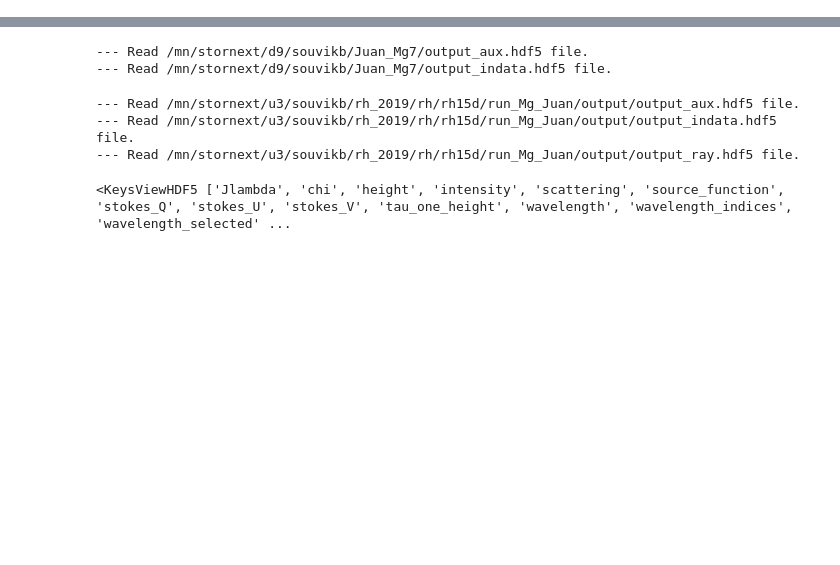
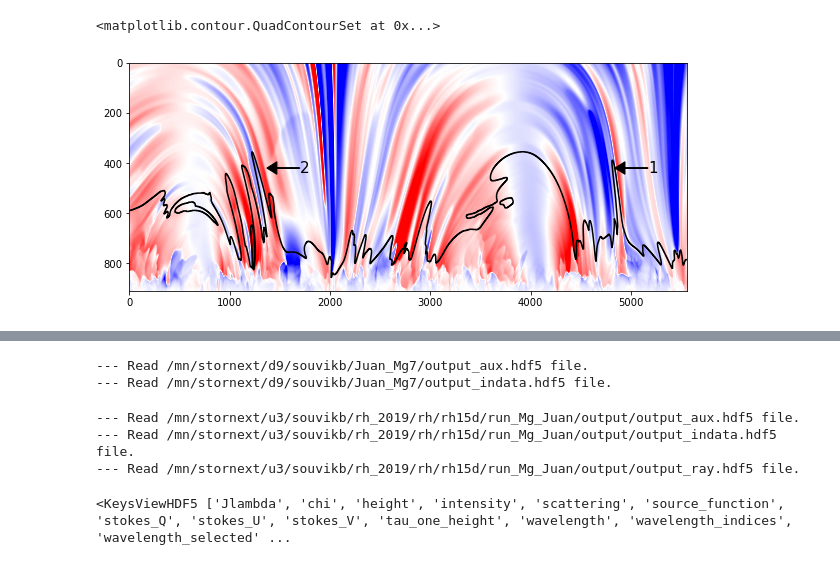
Before and after one commit to souvikita/Bifrost-simulation-analysis, a Jupyter notebook: Cont_function.ipynb, the cells around one changed output, grey strips where cells are left out. Drawn from its saved outputs; the diff is of its cells as text; code cells hidden in the pictures; blank space fills up the shorter version.

```diff
--- a/Cont_function.ipynb
+++ b/Cont_function.ipynb
@@ -35,0 +73,11 @@ y    = input_sim['y']# time []
+# %%
+plt.figure(figsize=(10,10))
+plt.imshow((vel_juan[0,:5562,19,500:1410].T)/1e3,aspect=2.5,cmap='bwr_r',vmin=-30,vmax=30)
+plt.arrow(5170,420,-230,0,length_includes_head=False,head_width=50, head_length=100,color='black')
+plt.text(5170,420,'1',size=15,va='center')
+plt.arrow(1700,420,-230,0,length_includes_head=False,head_width=50, head_length=100,color='black')
+plt.text(1700,420,'2',size=15,va='center')
+plt.contour(mask_contour.T,levels=[3],colors=['black'])
+# %% [output]
+<matplotlib.contour.QuadContourSet at 0x...>
+[figure, added]
```
Also changed, not shown: parts of 12 cells of this notebook.
